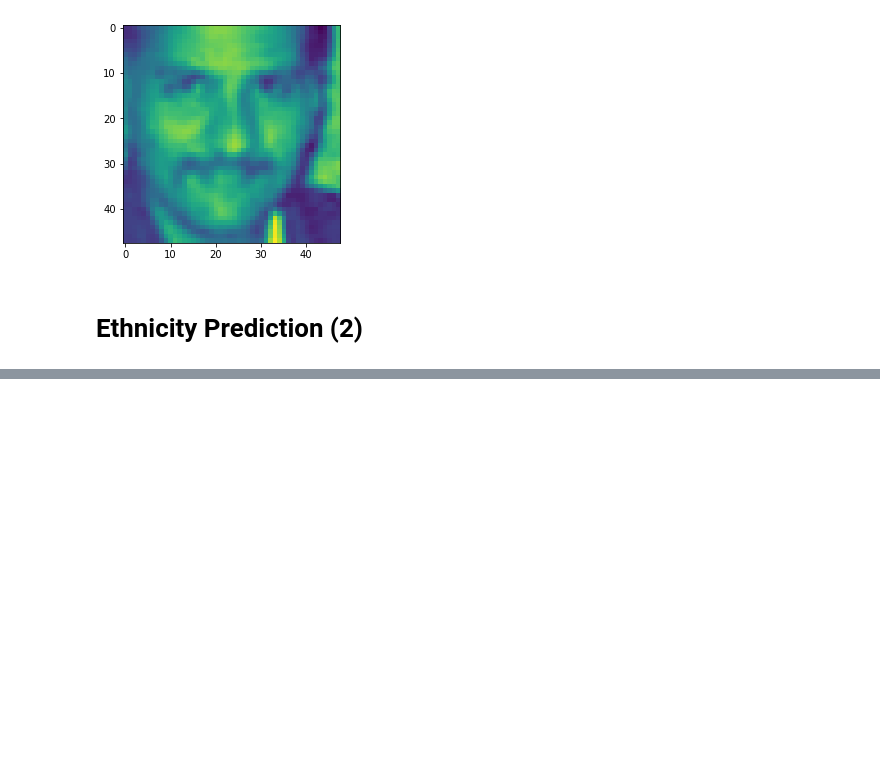
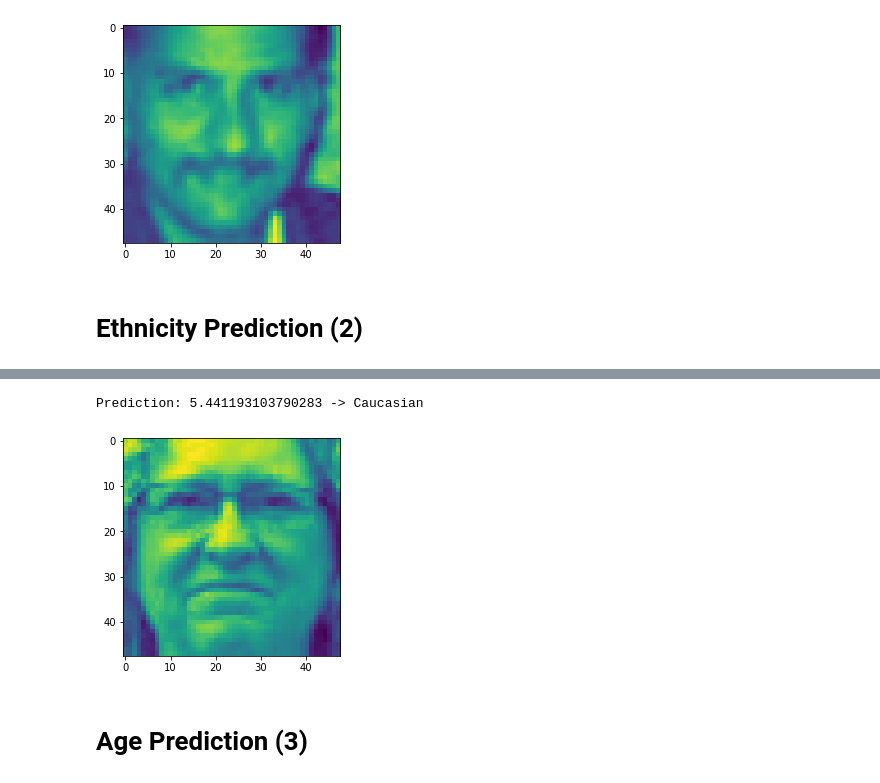
Before and after one commit to Real-VeerSandhu/Ethnicity-Age-Prediction, a Jupyter notebook: main_notebook.ipynb, the cells around one changed output, grey strips where cells are left out. Cells and saved outputs as stored; diff of their text form; code cells hidden in the pictures; blank space fills up the shorter version.

```diff
--- a/main_notebook.ipynb
+++ b/main_notebook.ipynb
@@ -312,0 +336,7 @@ model2.save('ethnicity_model.h5')
+# %%
+local_predict_ethnicity(210)
+# %% [output]
+Prediction: 5.441193103790283 -> Caucasian
+[figure, added]
+# %% [markdown]
+# Age Prediction (3)
```
Also changed, not shown: parts of 11 cells of this notebook, 1 other file.
